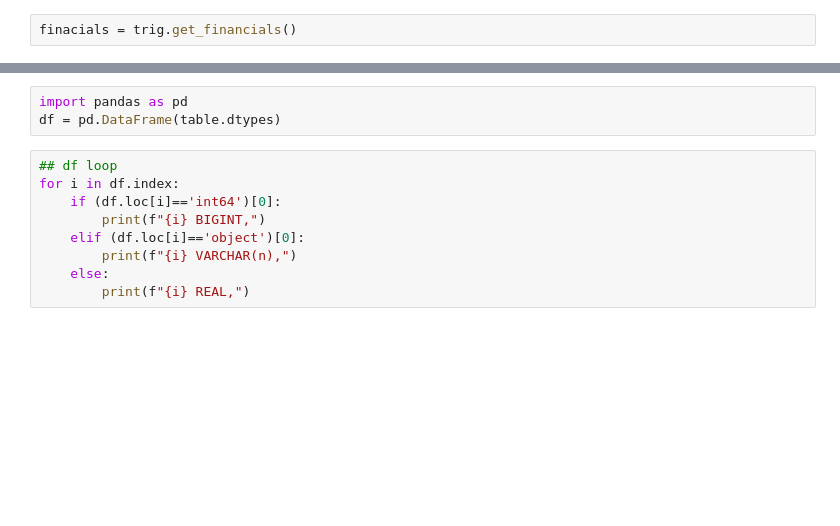
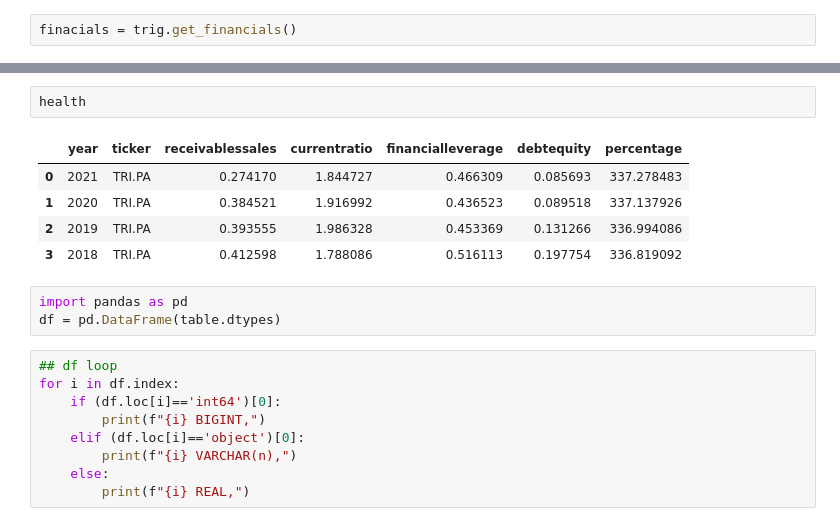
Before and after one commit to Michiel-DK/tracker, a Jupyter notebook: notebooks/try.ipynb, the cells around one changed output, grey strips where cells are left out. Saved outputs shown, nothing was run; the diff lists cells and outputs as text; blank space fills up the shorter version.

```diff
--- a/notebooks/try.ipynb
+++ b/notebooks/try.ipynb
@@ -318,3 +304,11 @@ table
+# %%
+health
+# %% [output]
+|  | year | ticker | receivablessales | currentratio | financialleverage | debtequity | percentage |
+| 0 | 2021 | TRI.PA | 0.274170 | 1.844727 | 0.466309 | 0.085693 | 337.278483 |
+| 1 | 2020 | TRI.PA | 0.384521 | 1.916992 | 0.436523 | 0.089518 | 337.137926 |
+| 2 | 2019 | TRI.PA | 0.393555 | 1.986328 | 0.453369 | 0.131266 | 336.994086 |
+| 3 | 2018 | TRI.PA | 0.412598 | 1.788086 | 0.516113 | 0.197754 | 336.819092 |
 # %%
 import pandas as pd
 df = pd.DataFrame(table.dtypes)
```
Also changed, not shown: parts of 6 cells of this notebook, 2 other files.
